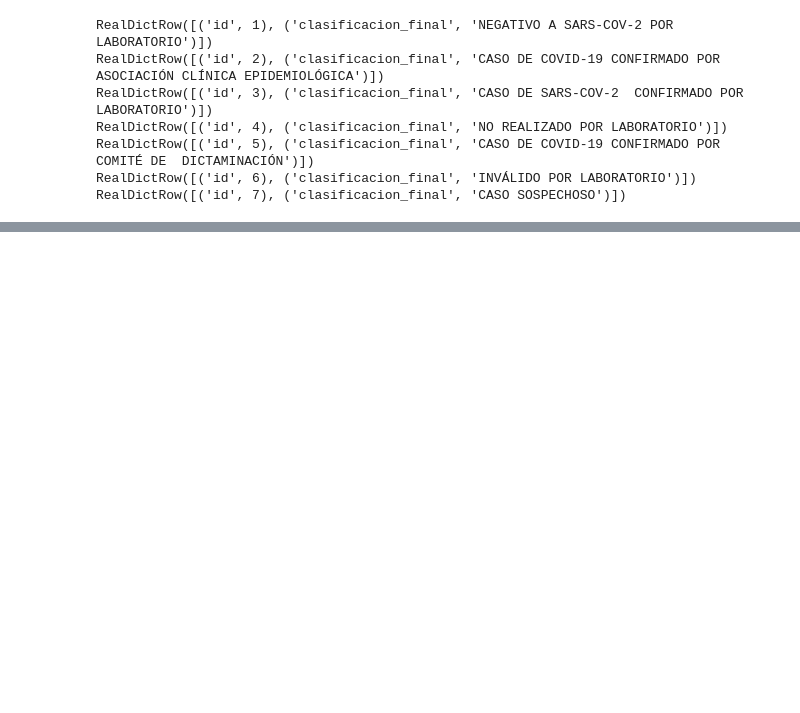
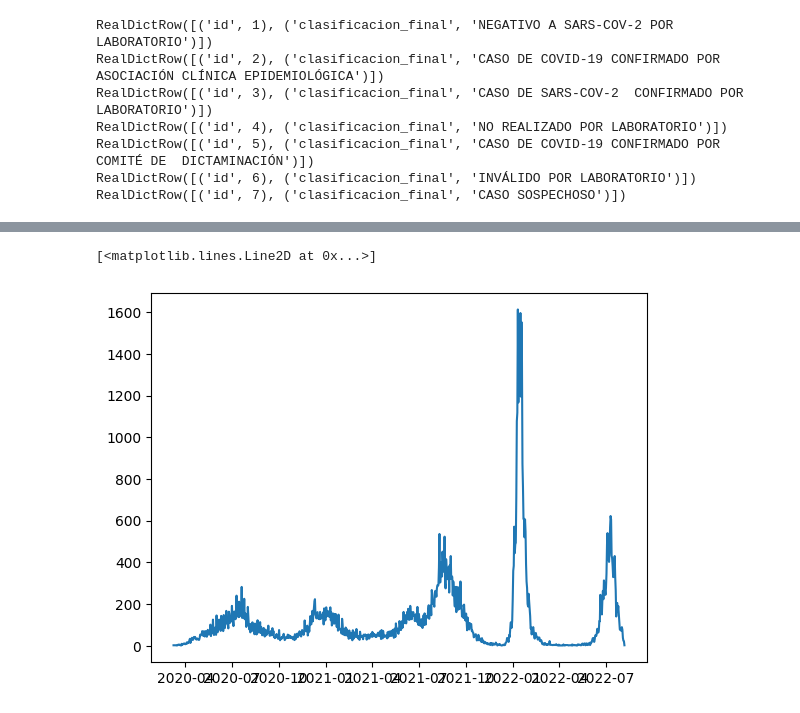
Before and after one commit to zs10011598/phd-computations, a Jupyter notebook: waves/average_local_max_infected-deads.ipynb, the cells around one changed output, grey strips where cells are left out. Cells and saved outputs as stored; diff of their text form; code cells hidden in the pictures; blank space fills up the shorter version.

```diff
--- a/waves/average_local_max_infected-deads.ipynb
+++ b/waves/average_local_max_infected-deads.ipynb
@@ -91,0 +171,5 @@ dfdb.head()
+# %%
+code = '27004'
+df = process_data(code)
+df = df[df['date_occurrence'] >= '2020-03-01']
+df.head()
@@ -91,0 +183,5 @@ dfdb.head()
+# %%
+plt.plot(df['date_occurrence'], df['cases'])
+# %% [output]
+[<matplotlib.lines.Line2D at 0x...>]
+[figure, added]
```
Also changed, not shown: parts of 20 cells of this notebook, 2 other files.
